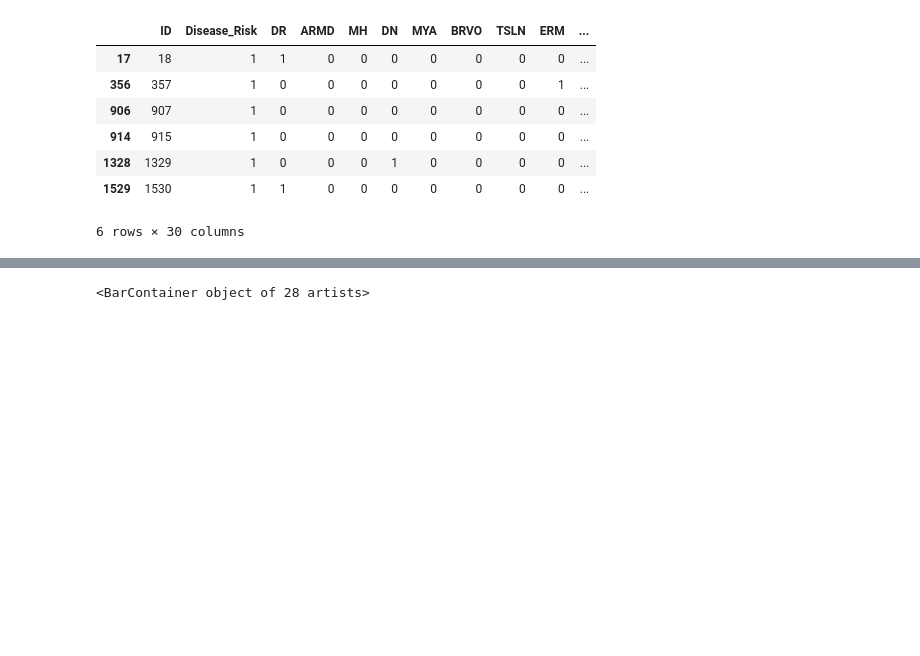
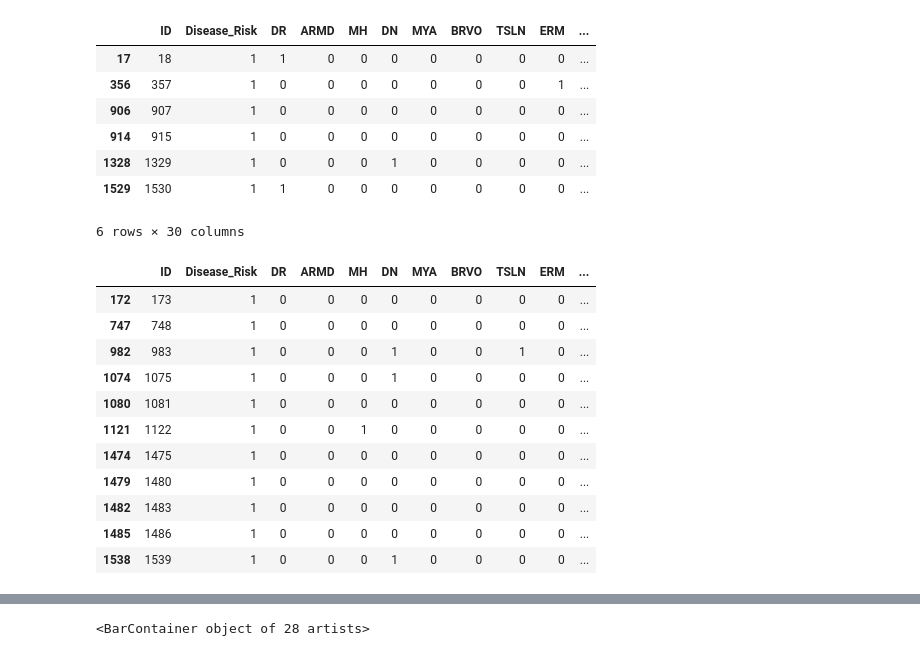
Before and after one commit to chizuchizu/riadd, a Jupyter notebook: notebooks/class.ipynb, the cells around one changed output, grey strips where cells are left out. Drawn from its saved outputs; the diff is of its cells as text; code cells hidden in the pictures; blank space fills up the shorter version.

```diff
--- a/notebooks/class.ipynb
+++ b/notebooks/class.ipynb
@@ -153,3 +152,18 @@ train[train.iloc[:, 15] == 1]
 | 1328 | 1329 | 1 | 0 | 0 | 0 | 1 | 0 | 0 | 0 | 0 | ... |
 | 1529 | 1530 | 1 | 1 | 0 | 0 | 0 | 0 | 0 | 0 | 0 | ... |
 6 rows × 30 columns
+# %%
+train[train.iloc[:, 27] == 1]
+# %% [output]
+|  | ID | Disease_Risk | DR | ARMD | MH | DN | MYA | BRVO | TSLN | ERM | ... |
+| 172 | 173 | 1 | 0 | 0 | 0 | 0 | 0 | 0 | 0 | 0 | ... |
+| 747 | 748 | 1 | 0 | 0 | 0 | 0 | 0 | 0 | 0 | 0 | ... |
+| 982 | 983 | 1 | 0 | 0 | 0 | 1 | 0 | 0 | 1 | 0 | ... |
+| 1074 | 1075 | 1 | 0 | 0 | 0 | 1 | 0 | 0 | 0 | 0 | ... |
+| 1080 | 1081 | 1 | 0 | 0 | 0 | 0 | 0 | 0 | 0 | 0 | ... |
+| 1121 | 1122 | 1 | 0 | 0 | 1 | 0 | 0 | 0 | 0 | 0 | ... |
+| 1474 | 1475 | 1 | 0 | 0 | 0 | 0 | 0 | 0 | 0 | 0 | ... |
+| 1479 | 1480 | 1 | 0 | 0 | 0 | 0 | 0 | 0 | 0 | 0 | ... |
+| 1482 | 1483 | 1 | 0 | 0 | 0 | 0 | 0 | 0 | 0 | 0 | ... |
+| 1485 | 1486 | 1 | 0 | 0 | 0 | 0 | 0 | 0 | 0 | 0 | ... |
+| 1538 | 1539 | 1 | 0 | 0 | 0 | 1 | 0 | 0 | 0 | 0 | ... |
```
Also changed, not shown: parts of 3 cells of this notebook, 7 other files.
